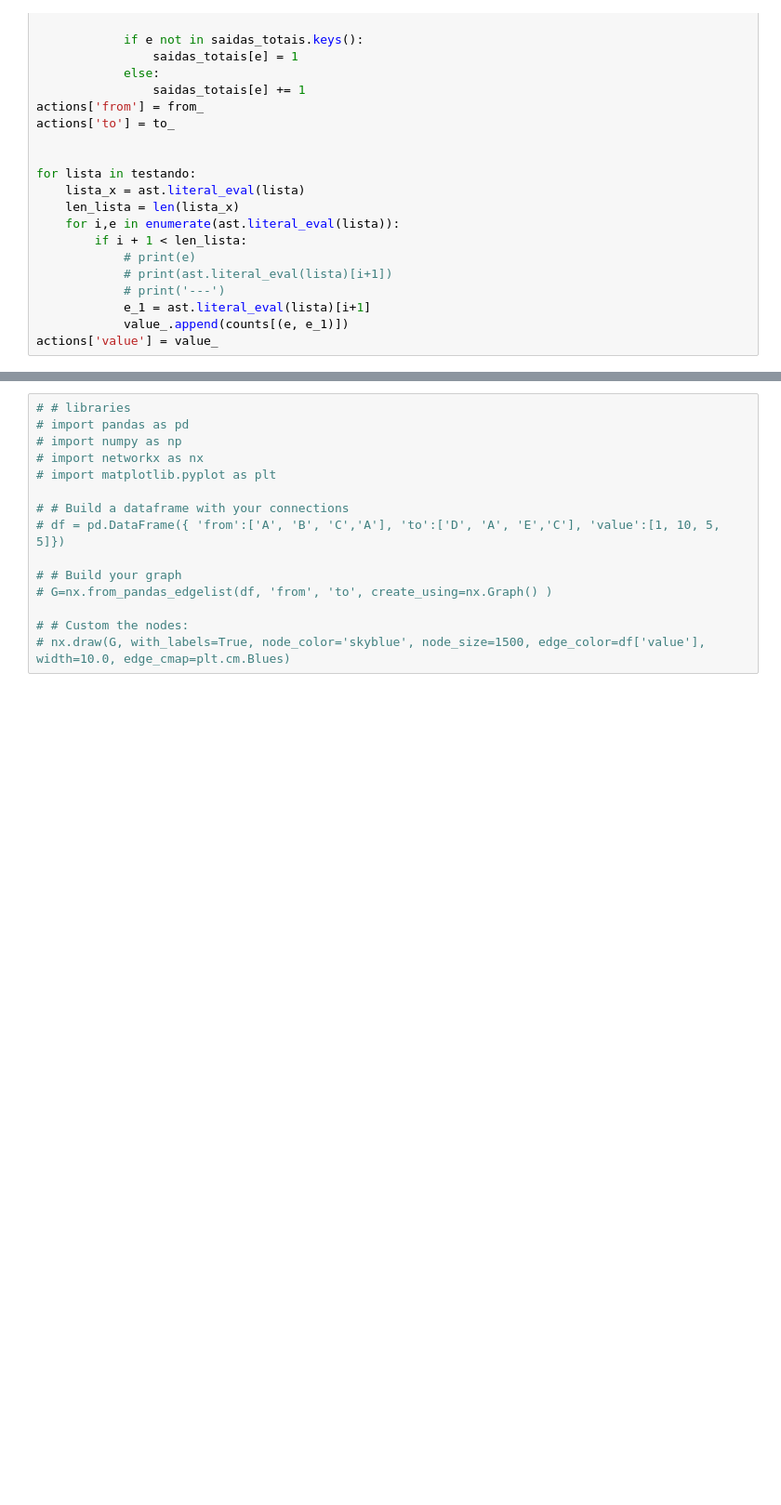
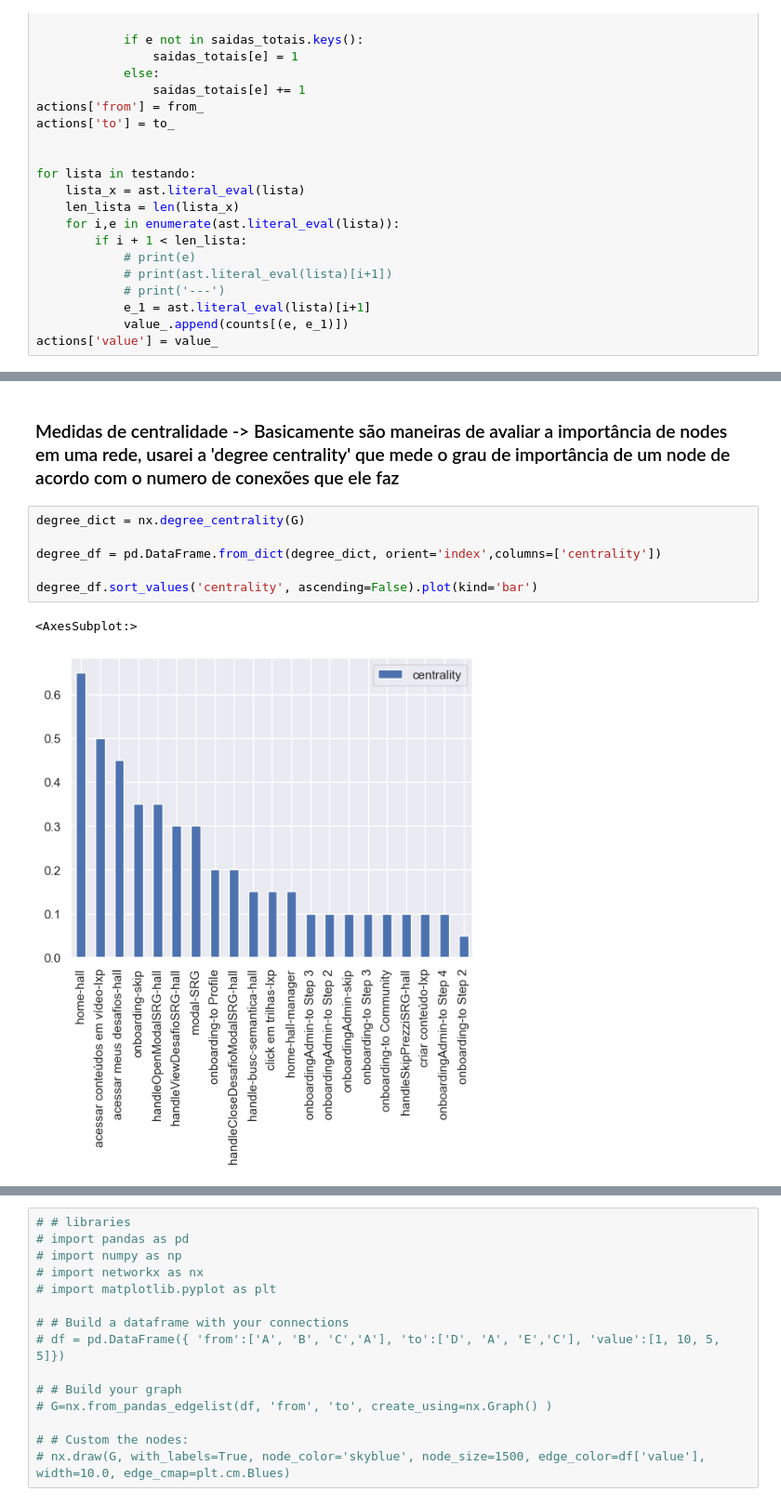
Before and after one commit to felipebns/frst2024, a Jupyter notebook: projeto.ipynb, the cells around one changed output, grey strips where cells are left out. Shown: that part at 93% size. Cells and saved outputs as stored; diff of their text form; blank space fills up the shorter version.

```diff
--- a/projeto.ipynb
+++ b/projeto.ipynb
@@ -221,0 +204,11 @@ Markov.html
+# %% [markdown]
+### Medidas de centralidade -> Basicamente são maneiras de avaliar a importância de nodes em uma rede, usarei a 'degree centrality' que mede o grau de importância de um node de acordo com o numero de conexões que ele faz
+# %%
+degree_dict = nx.degree_centrality(G)
+
+degree_df = pd.DataFrame.from_dict(degree_dict, orient='index',columns=['centrality'])
+
+degree_df.sort_values('centrality', ascending=False).plot(kind='bar')
+# %% [output]
+<AxesSubplot:>
+[figure, added]
```
Also changed, not shown: parts of 28 cells of this notebook.
